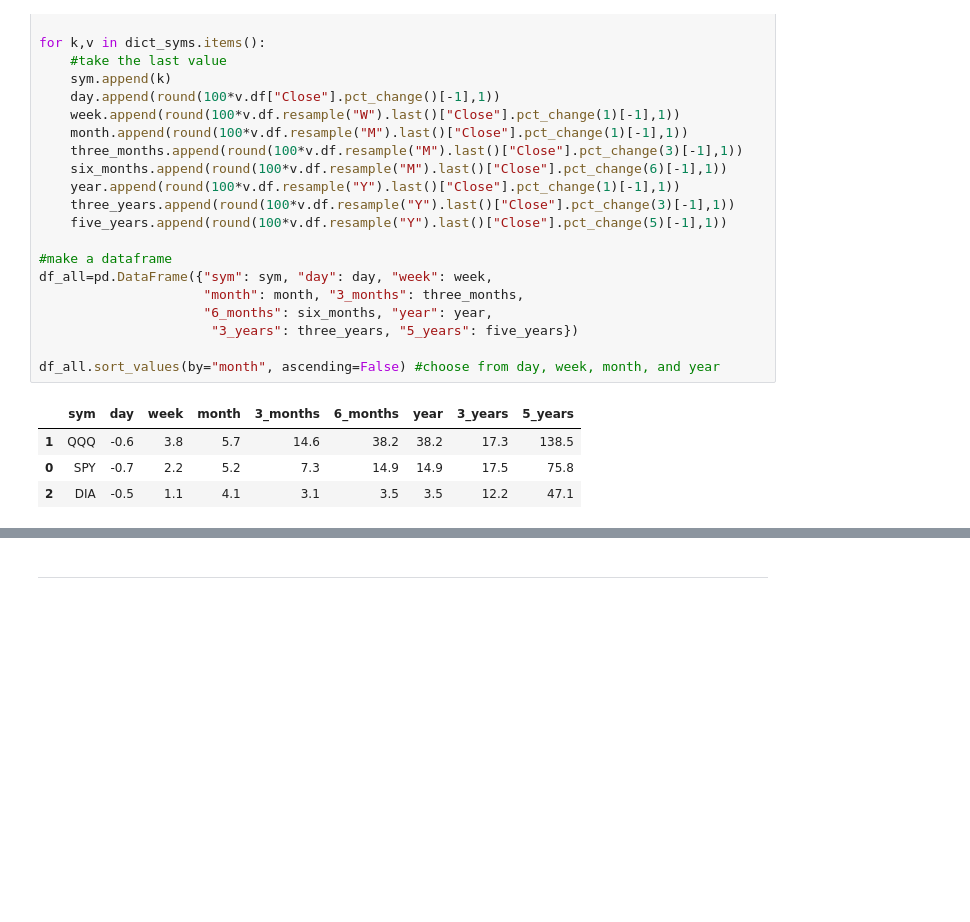
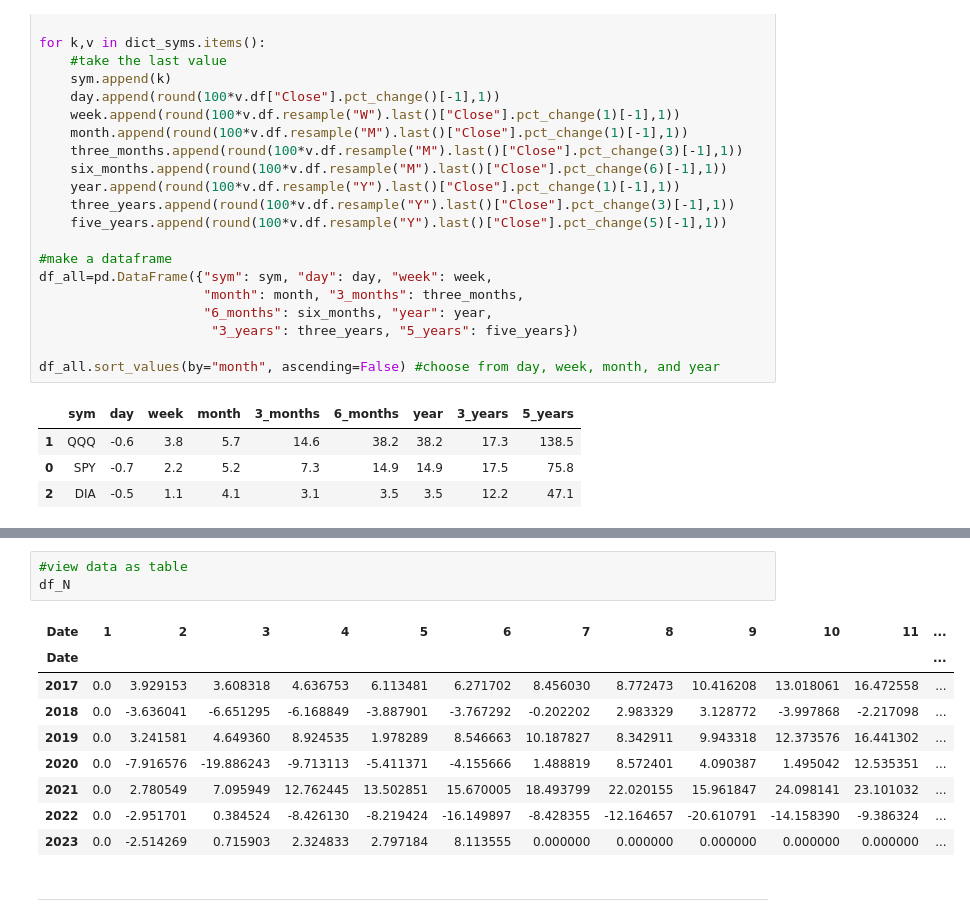
Before and after one commit to rayguna/Personal_Finance, a Jupyter notebook: 1_Stock_Performance_Analysis.ipynb, the cells around one changed output, grey strips where cells are left out. Drawn from its saved outputs; the diff is of its cells as text; blank space fills up the shorter version.

```diff
--- a/1_Stock_Performance_Analysis.ipynb
+++ b/1_Stock_Performance_Analysis.ipynb
@@ -166,2 +228,15 @@ df_all.sort_values(by="month", ascending=False) #choose from day, week, month, a
+# %%
+#view data as table
+df_N
+# %% [output]
+| Date | 1 | 2 | 3 | 4 | 5 | 6 | 7 | 8 | 9 | 10 | 11 | ... |
+| Date |  |  |  |  |  |  |  |  |  |  |  | ... |
+| 2017 | 0.0 | 3.929153 | 3.608318 | 4.636753 | 6.113481 | 6.271702 | 8.456030 | 8.772473 | 10.416208 | 13.018061 | 16.472558 | ... |
+| 2018 | 0.0 | -3.636041 | -6.651295 | -6.168849 | -3.887901 | -3.767292 | -0.202202 | 2.983329 | 3.128772 | -3.997868 | -2.217098 | ... |
+| 2019 | 0.0 | 3.241581 | 4.649360 | 8.924535 | 1.978289 | 8.546663 | 10.187827 | 8.342911 | 9.943318 | 12.373576 | 16.441302 | ... |
+| 2020 | 0.0 | -7.916576 | -19.886243 | -9.713113 | -5.411371 | -4.155666 | 1.488819 | 8.572401 | 4.090387 | 1.495042 | 12.535351 | ... |
+| 2021 | 0.0 | 2.780549 | 7.095949 | 12.762445 | 13.502851 | 15.670005 | 18.493799 | 22.020155 | 15.961847 | 24.098141 | 23.101032 | ... |
+| 2022 | 0.0 | -2.951701 | 0.384524 | -8.426130 | -8.219424 | -16.149897 | -8.428355 | -12.164657 | -20.610791 | -14.158390 | -9.386324 | ... |
+| 2023 | 0.0 | -2.514269 | 0.715903 | 2.324833 | 2.797184 | 8.113555 | 0.000000 | 0.000000 | 0.000000 | 0.000000 | 0.000000 | ... |
 # %% [markdown]
 ***
```
Also changed, not shown: parts of 3 cells of this notebook.
